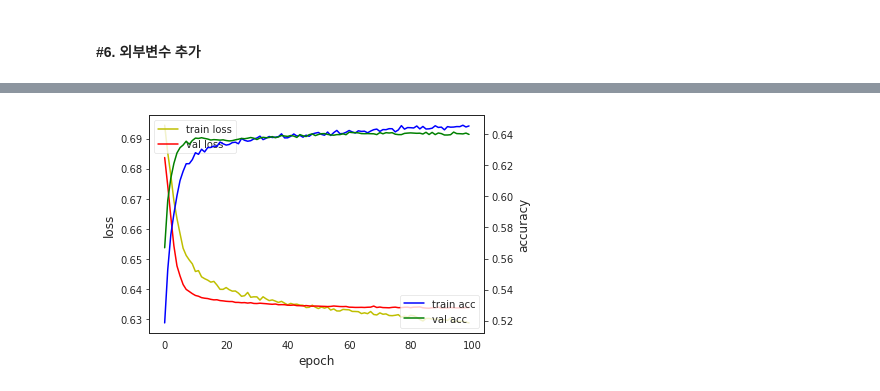
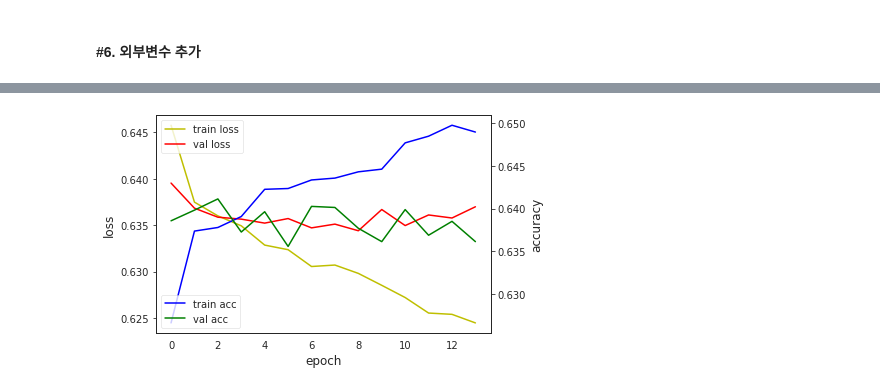
Before and after one commit to jaehyun0220/Colab, a Jupyter notebook: SDS_PublicData_6.ipynb, the cells around one changed output, grey strips where cells are left out. Cells and saved outputs as stored; diff of their text form; code cells hidden in the pictures.

```diff
--- a/SDS_PublicData_6.ipynb
+++ b/SDS_PublicData_6.ipynb
@@ -794,17 +730,27 @@ epochs = 100
 # %%
-K.clear_session() # Tensorboard Callback error 방지를 위해 tensorboard의 session을 clear 해줌
-with tf.Session(graph=tf.Graph()) as sess:
+graph1 = tf.Graph()
+with graph1.as_default():
+    # placeholder
+    activation = "relu"
+    optimizer = keras.optimizers.Adam()
+    input_dim = train_x.shape[1]
+    batch_size = 128
+    epochs = 100
+    # create model
+    model = Sequential()
+
+with tf.Session(graph=graph1) as sess:
   model = Sequential()
   # 첫 번째 Layer (Input layer)
   model.add(Dense(input_dim=input_dim, init='glorot_uniform', activation=activation, output_dim=256))
   model.add(Dropout(0.3)) # 30% 정도를 Drop
 
   # # 두 번째 Layer (Hidden layer 1)
-  model.add(Dense(output_dim=256, activation=activation))
+  model.add(Dense(output_dim=256, init='glorot_uniform', activation=activation))
   model.add(Dropout(0.3)) # 30% 정도를 Drop
 
   # # 세 번째 Layer (Hidden layer 2)
-  model.add(Dense(output_dim=256, activation=activation))
+  model.add(Dense(output_dim=256, init='glorot_uniform', activation=activation))
   model.add(Dropout(0.3)) # 30% 정도를 Drop
 
   # Dense Layer (Output layer)
@@ -812,16 +758,13 @@ with tf.Session(graph=tf.Graph()) as sess:
   model.add(Activation("sigmoid"))
 
   # Cost function 및 Optimizer 설정 # binary class 분류이므로 binary_crossentropy 사용 # Adam optimizer 사용
-  model.compile(loss='binary_crossentropy', optimizer=keras.optimizers.SGD(lr=0.01, momentum=0.0, decay=0.0, nesterov=True),  metrics=['accuracy', precision, recall, f1score])
+  model.compile(loss='binary_crossentropy', optimizer=optimizer,  metrics=['accuracy', precision, recall, f1score])
 
-  tbCallBack = TensorBoard(log_dir='./log', histogram_freq=1,
-                          write_graph=True,
-                          write_grads=True,
-                          batch_size=batch_size,
-                          write_images=True)
-  hist = model.fit(train_x, train_y, epochs=epochs, batch_size=batch_size, verbose=1, validation_data=(val_x, val_y), callbacks=[tbCallBack])
+  callbacks = [keras.callbacks.EarlyStopping(monitor='val_loss',
+                                            patience=5),
+               keras.callbacks.ModelCheckpoint(filepath='best_model.h5',
+                                              monitor='val_loss',
+                                              save_best_only=True)]
 
-  score = model.evaluate(test_x, test_y, verbose=0)
-  print('Test loss:', score[0])
-  print('Test accuracy:', score[1])
+  hist1 = model.fit(train_x, train_y, epochs=epochs, batch_size=batch_size, verbose=1, validation_data=(val_x, val_y), callbacks=callbacks)
 # %% [output]
@@ -845,20 +828,20 @@ Test accuracy: 0.6398612261806131
 # %%
 import matplotlib.pyplot as plt
 
 fig, loss_ax = plt.subplots()
 acc_ax = loss_ax.twinx()
 
-loss_ax.plot(hist.history['loss'], 'y', label='train loss')
-loss_ax.plot(hist.history['val_loss'], 'r', label='val loss')
+loss_ax.plot(hist1.history['loss'], 'y', label='train loss')
+loss_ax.plot(hist1.history['val_loss'], 'r', label='val loss')
 loss_ax.set_xlabel('epoch')
 loss_ax.set_ylabel('loss')
 loss_ax.legend(loc='upper left')
 
-acc_ax.plot(hist.history['acc'], 'b', label='train acc')
-acc_ax.plot(hist.history['val_acc'], 'g', label='val acc')
+acc_ax.plot(hist1.history['acc'], 'b', label='train acc')
+acc_ax.plot(hist1.history['val_acc'], 'g', label='val acc')
 acc_ax.set_ylabel('accuracy')
-acc_ax.legend(loc='lowere left')
+acc_ax.legend(loc='lower left')
 
 plt.show()
 # %% [output]
-[figure, old version]
+[figure, new version]
```
Also changed, not shown: parts of 36 cells of this notebook.
